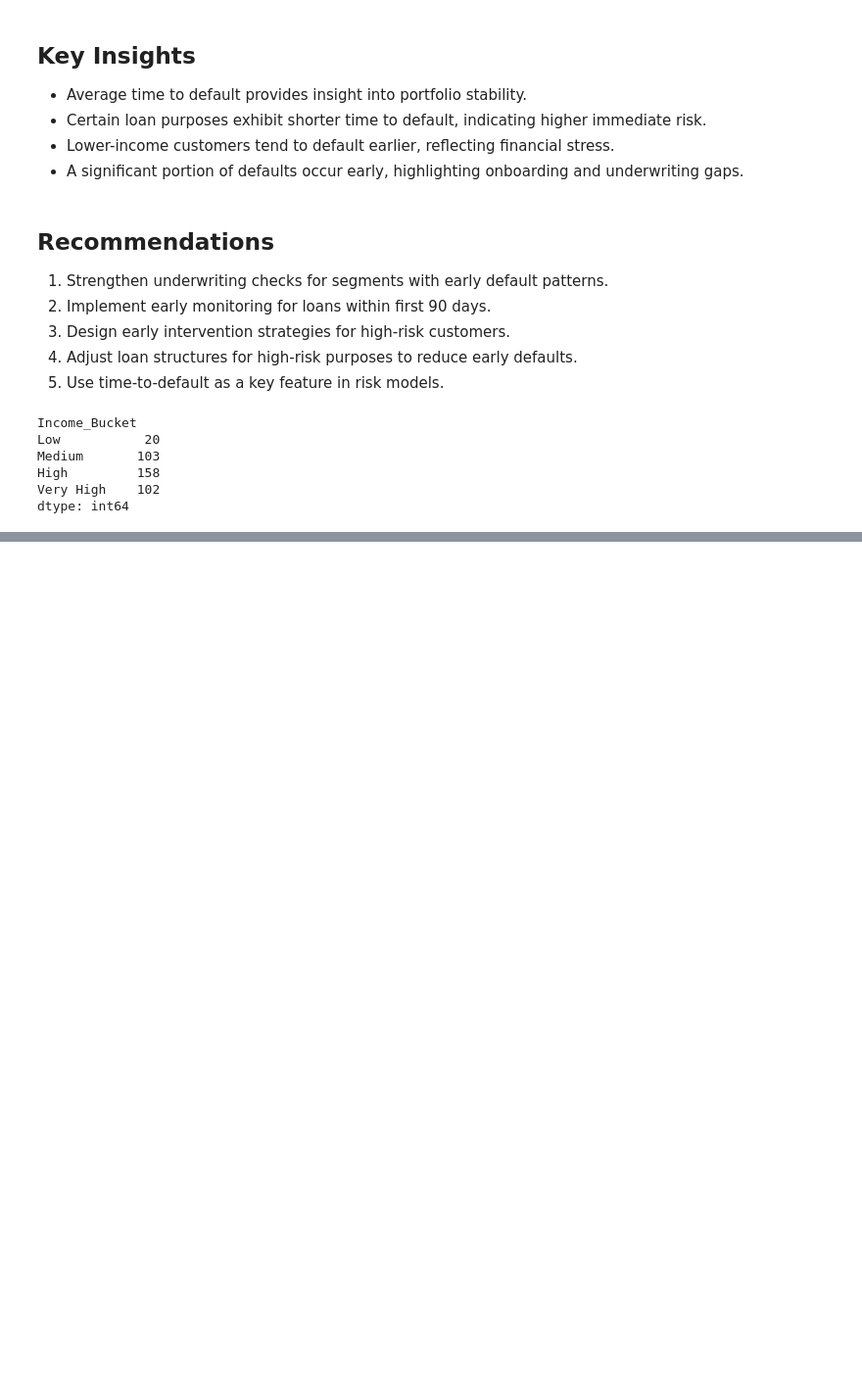
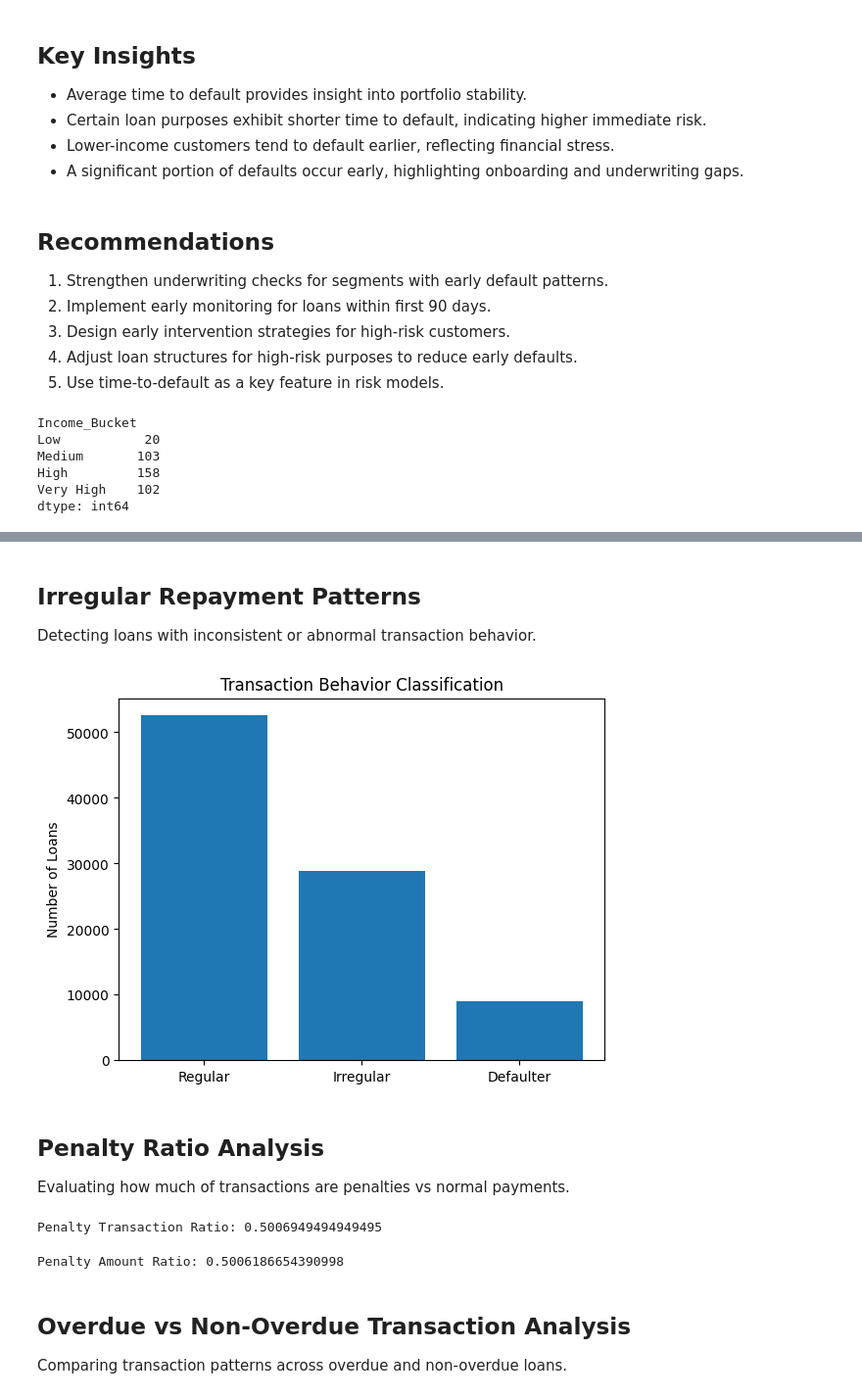
Before and after one commit to madhurmd/hero-fincorp-loan-analysis, a Jupyter notebook: notebooks/analysis.ipynb, the cells around one changed output, grey strips where cells are left out. Shown at 98% size. Cells and saved outputs as stored; diff of their text form; code cells hidden in the pictures; blank space fills up the shorter version.

Commit message:
Completed final task 20:  Transaction Pattern Analysis

```diff
--- a/notebooks/analysis.ipynb
+++ b/notebooks/analysis.ipynb
@@ -2433,0 +2439,27 @@ dtype: int64
+# %% [markdown]
+## Irregular Repayment Patterns
+
+Detecting loans with inconsistent or abnormal transaction behavior.
+# %%
+txn_count = transactions.groupby('Loan_ID').size().reset_index(name='Txn_Count')
+# %%
+txn_df = loans[['Loan_ID', 'Default_Flag']].merge(txn_count, on='Loan_ID', how='left')
+# %%
+txn_df['Behavior'] = np.where(
+    txn_df['Default_Flag'] == 1, 'Defaulter',
+    np.where(txn_df['Txn_Count'] < txn_df['Txn_Count'].median(), 'Irregular', 'Regular')
+)
+# %%
+behavior_counts = txn_df['Behavior'].value_counts()
+
+plt.figure()
+plt.bar(behavior_counts.index, behavior_counts.values)
+plt.title("Transaction Behavior Classification")
+plt.ylabel("Number of Loans")
+plt.show()
+# %% [output]
+[figure, added]
+# %% [markdown]
+## Penalty Ratio Analysis
+
+Evaluating how much of transactions are penalties vs normal payments.
@@ -2433,0 +2468,17 @@ dtype: int64
+# %%
+penalty_ratio = len(penalty_txn) / len(transactions)
+
+print("Penalty Transaction Ratio:", penalty_ratio)
+# %% [output]
+Penalty Transaction Ratio: 0.5006949494949495
+# %%
+penalty_amount = penalty_txn['Amount'].sum()
+total_amount = transactions['Amount'].sum()
+
+print("Penalty Amount Ratio:", penalty_amount / total_amount)
+# %% [output]
+Penalty Amount Ratio: 0.5006186654390998
+# %% [markdown]
+## Overdue vs Non-Overdue Transaction Analysis
+
+Comparing transaction patterns across overdue and non-overdue loans.
```
Also changed, not shown: parts of 13 cells of this notebook.
